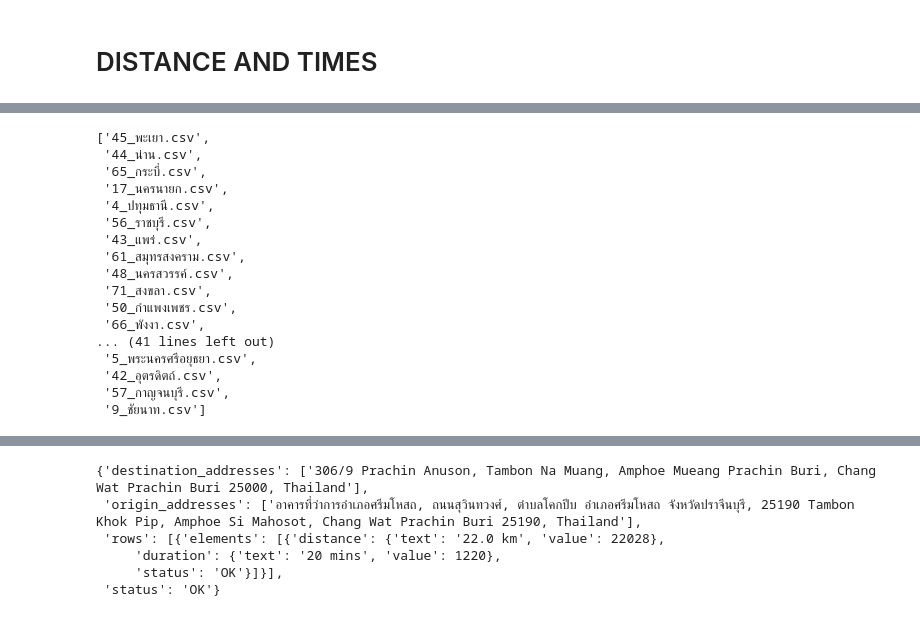
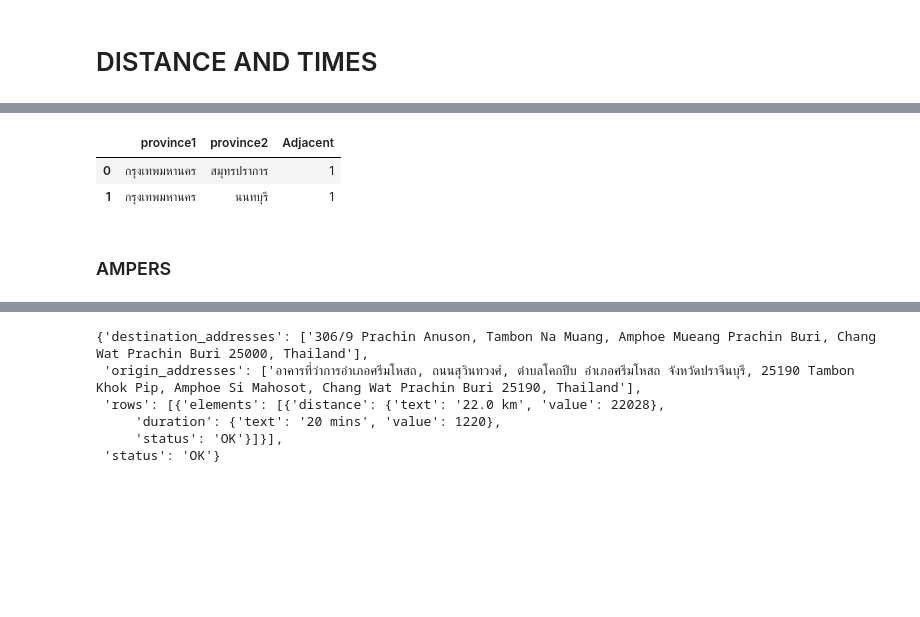
Before and after one commit to wtepsan/Adjacency-and-Distance-Matrix-of-Thailand, a Jupyter notebook: main.ipynb, the cells around one changed output, grey strips where cells are left out. Saved outputs shown, nothing was run; the diff lists cells and outputs as text; code cells hidden in the pictures; blank space fills up the shorter version.

```diff
--- a/main.ipynb
+++ b/main.ipynb
@@ -267,3 +372,11 @@ df.to_csv('data_gen/provincesTH2EN.csv', index=False, encoding='utf-8-sig')
+# %%
+adjacency_provinces_df
+# %% [output]
+|  | province1 | province2 | Adjacent |
+| 0 | กรุงเทพมหานคร | สมุทรปราการ | 1 |
+| 1 | กรุงเทพมหานคร | นนทบุรี | 1 |
+# %% [markdown]
+### AMPERS
 # %%
 df = pd.read_csv("data_gen/allampers_collected.csv")
 df.head()
@@ -307,26 +420,6 @@ for csvfile in csvfiles:
 
         if amper1_tuple not in allampers_collected_tuples:
             print(amper1_tuple)
-# %%
-csvfiles
-# %% [output]
-['45_พะเยา.csv',
- '44_น่าน.csv',
- '65_กระบี่.csv',
- '17_นครนายก.csv',
- '4_ปทุมธานี.csv',
- '56_ราชบุรี.csv',
- '43_แพร่.csv',
- '61_สมุทรสงคราม.csv',
- '48_นครสวรรค์.csv',
- '71_สงขลา.csv',
- '50_กำแพงเพชร.csv',
- '66_พังงา.csv',
-... (41 lines left out)
- '5_พระนครศรีอยุธยา.csv',
- '42_อุตรดิตถ์.csv',
- '57_กาญจนบุรี.csv',
- '9_ชัยนาท.csv']
 # %%
 ### GENERATE DISTANCE MATRIX
 import pandas as pd
```
Also changed, not shown: parts of 7 cells of this notebook, 15 other files.
